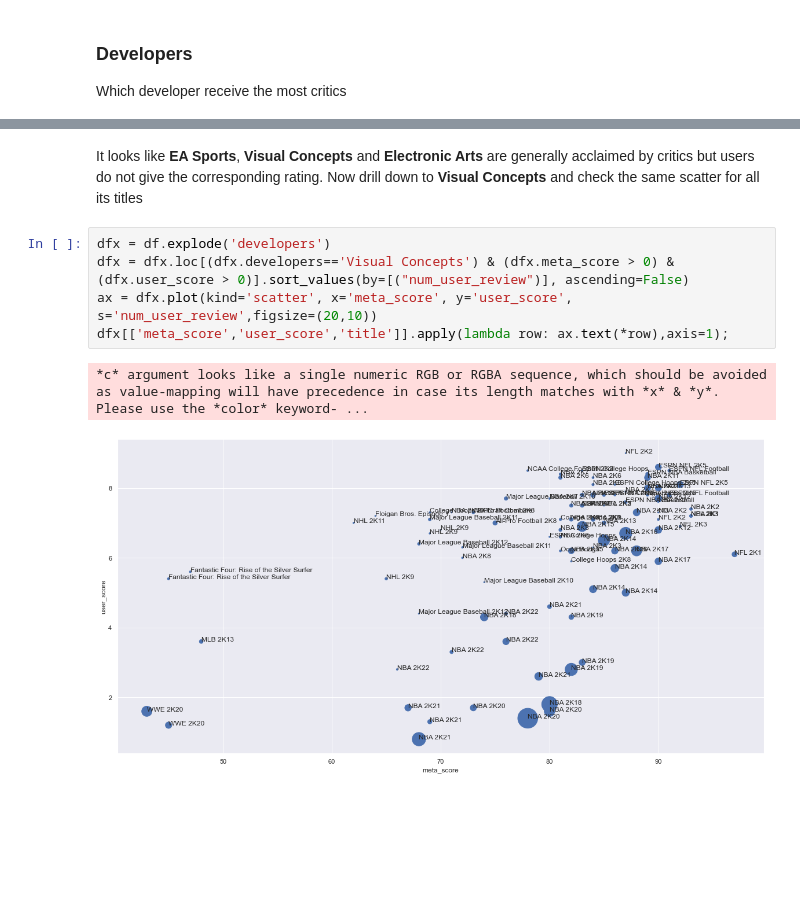
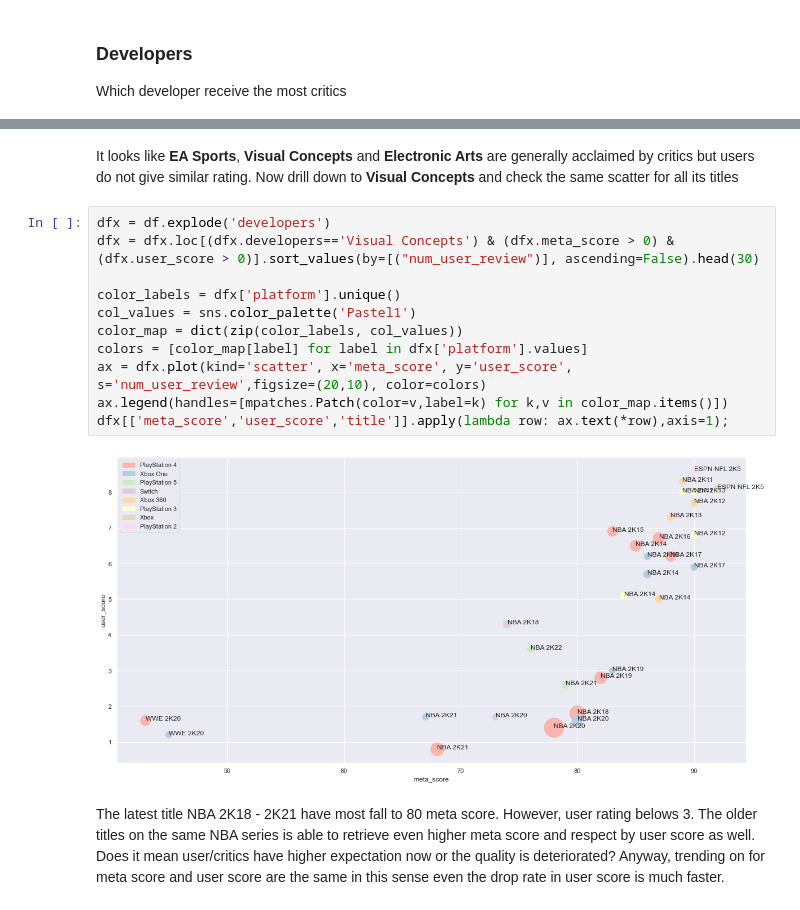
Before and after one commit to sunlung/Metacritic-Games-Analysis, a Jupyter notebook: explorer.ipynb, the cells around one changed output, grey strips where cells are left out. Drawn from its saved outputs; the diff is of its cells as text; blank space fills up the shorter version.

```diff
--- a/explorer.ipynb
+++ b/explorer.ipynb
@@ -221,10 +221,17 @@ dfe[['meta_score_mean','user_score_mean','developers']].apply(lambda row: ax.tex
 # %% [markdown]
-It looks like <b>EA Sports</b>, <b>Visual Concepts</b> and <b>Electronic Arts</b> are generally acclaimed by critics but users do not give the corresponding rating. Now drill down to <b>Visual Concepts</b> and check the same scatter for all its titles
+It looks like <b>EA Sports</b>, <b>Visual Concepts</b> and <b>Electronic Arts</b> are generally acclaimed by critics but users do not give similar rating. Now drill down to <b>Visual Concepts</b> and check the same scatter for all its titles
 # %%
 dfx = df.explode('developers')
-dfx = dfx.loc[(dfx.developers=='Visual Concepts') & (dfx.meta_score > 0) & (dfx.user_score > 0)].sort_values(by=[("num_user_review")], ascending=False)
-ax = dfx.plot(kind='scatter', x='meta_score', y='user_score', s='num_user_review',figsize=(20,10))
+dfx = dfx.loc[(dfx.developers=='Visual Concepts') & (dfx.meta_score > 0) & (dfx.user_score > 0)].sort_values(by=[("num_user_review")], ascending=False).head(30)
+
+color_labels = dfx['platform'].unique()
+col_values = sns.color_palette('Pastel1')
+color_map = dict(zip(color_labels, col_values))
+colors = [color_map[label] for label in dfx['platform'].values]
+ax = dfx.plot(kind='scatter', x='meta_score', y='user_score', s='num_user_review',figsize=(20,10), color=colors)
+ax.legend(handles=[mpatches.Patch(color=v,label=k) for k,v in color_map.items()])
 dfx[['meta_score','user_score','title']].apply(lambda row: ax.text(*row),axis=1);
 # %% [output]
-*c* argument looks like a single numeric RGB or RGBA sequence, which should be avoided as value-mapping will have precedence in case its length matches with *x* & *y*.  Please use the *color* keyword- ...
-[figure, old version]
+[figure, new version]
+# %% [markdown]
+The latest title NBA 2K18 - 2K21 have most fall to 80 meta score. However, user rating belows 3. The older titles on the same NBA series is able to retrieve even higher meta score and respect by user score as well. Does it mean user/critics have higher expectation now or the quality is deteriorated? Anyway, trending on for meta score and user score are the same in this sense even the drop rate in user score is much faster.
```
Also changed, not shown: parts of 1 cell of this notebook.
